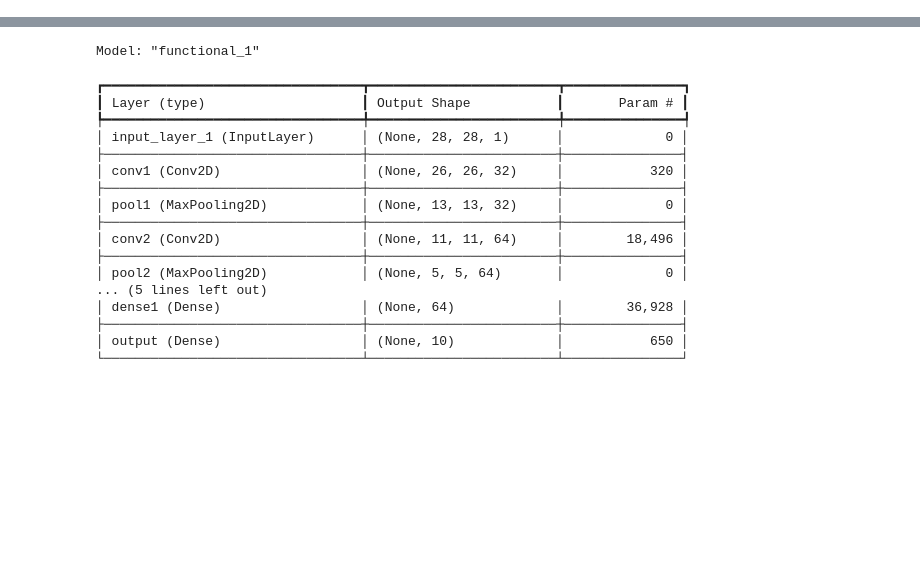
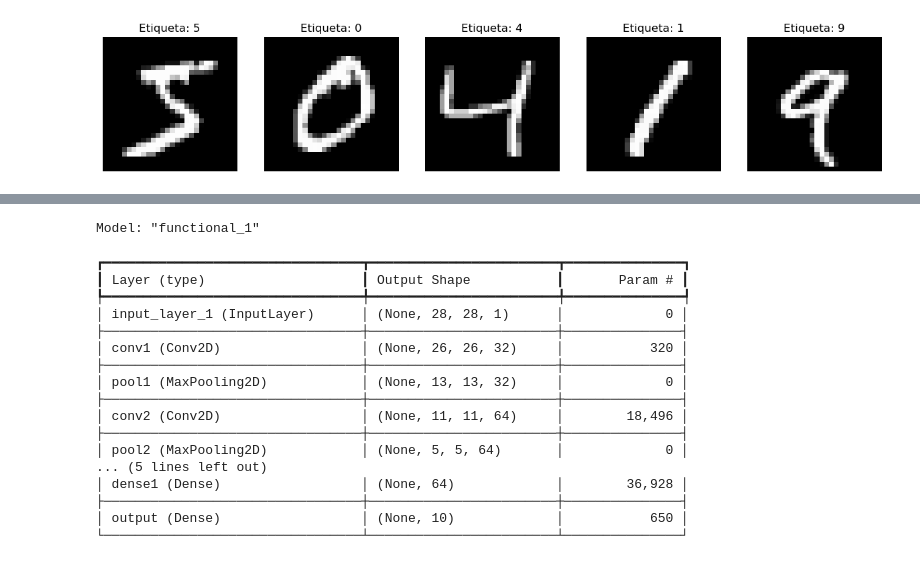
Before and after one commit to iair/mitic-data-science-team-1-septiembre-2024, a Jupyter notebook: mitic-data-science-team-1-septiembre-2024/advance-machine-learning/clases/clase 5b - CNN.ipynb, the cells around one changed output, grey strips where cells are left out. Saved outputs shown, nothing was run; the diff lists cells and outputs as text; code cells hidden in the pictures; blank space fills up the shorter version.

```diff
--- a/mitic-data-science-team-1-septiembre-2024/advance-machine-learning/clases/clase 5b - CNN.ipynb
+++ b/mitic-data-science-team-1-septiembre-2024/advance-machine-learning/clases/clase 5b - CNN.ipynb
@@ -337,0 +334,94 @@ Referencias
+# %%
+# Importar librerías necesarias
+import numpy as np
+import matplotlib.pyplot as plt
+from tensorflow.keras import Sequential
+from tensorflow.keras.layers import Conv2D, MaxPooling2D, Flatten, Dense
+from tensorflow.keras.datasets import mnist
+from tensorflow.keras.utils import to_categorical
+
+# Paso 1: Cargar y explorar el dataset MNIST
+(X_train, y_train), (X_test, y_test) = mnist.load_data()
+
+# Visualizar ejemplos del dataset
+fig, axes = plt.subplots(1, 5, figsize=(15, 3))
+for i in range(5):
+    axes[i].imshow(X_train[i], cmap='gray')
+    axes[i].axis('off')
+    axes[i].set_title(f"Etiqueta: {y_train[i]}")
+plt.show()
+
+# Paso 2: Preprocesar los datos
+# Normalizar las imágenes a un rango de [0, 1]
+X_train = X_train.astype('float32') / 255.0
+X_test = X_test.astype('float32') / 255.0
+
+# Redimensionar para incluir el canal (1 para escala de grises)
+X_train = X_train.reshape(-1, 28, 28, 1)
+X_test = X_test.reshape(-1, 28, 28, 1)
+
+# Convertir etiquetas a one-hot encoding
+y_train = to_categorical(y_train, 10)
+y_test = to_categorical(y_test, 10)
+
+# Paso 3: Construir la CNN
+model = Sequential([
+    Conv2D(32, (3, 3), activation='relu', input_shape=(28, 28, 1)),
+    MaxPooling2D((2, 2)),
+    Conv2D(64, (3, 3), activation='relu'),
+    MaxPooling2D((2, 2)),
+    Flatten(),
+    Dense(64, activation='relu'),
+    Dense(10, activation='softmax')
+])
+
+# Mostrar resumen de la arquitectura
+model.summary()
+
+# Paso 4: Compilar el modelo
+model.compile(optimizer='adam', loss='categorical_crossentropy', metrics=['accuracy'])
+
+# Paso 5: Entrenar el modelo
+history = model.fit(X_train, y_train, epochs=5, batch_size=64, validation_split=0.2, verbose=1)
+
+# Paso 6: Evaluar el modelo
+test_loss, test_acc = model.evaluate(X_test, y_test, verbose=0)
+print(f"Precisión en el conjunto de prueba: {test_acc:.4f}")
+
+# Paso 7: Visualizar métricas del entrenamiento
+plt.figure(figsize=(12, 5))
+
+# Pérdida
+plt.subplot(1, 2, 1)
+plt.plot(history.history['loss'], label='Entrenamiento')
+plt.plot(history.history['val_loss'], label='Validación', linestyle='--')
+plt.title('Pérdida durante el entrenamiento')
+plt.xlabel('Épocas')
+plt.ylabel('Pérdida')
+plt.legend()
+
+# Precisión
+plt.subplot(1, 2, 2)
+plt.plot(history.history['accuracy'], label='Entrenamiento')
+plt.plot(history.history['val_accuracy'], label='Validación', linestyle='--')
+plt.title('Precisión durante el entrenamiento')
+plt.xlabel('Épocas')
+plt.ylabel('Precisión')
+plt.legend()
+
+plt.show()
+
+# Paso 8: Visualizar predicciones
+predictions = model.predict(X_test[:5])
+fig, axes = plt.subplots(1, 5, figsize=(15, 3))
+
+for i in range(5):
+    axes[i].imshow(X_test[i].reshape(28, 28), cmap='gray')
+    axes[i].axis('off')
+    predicted_label = np.argmax(predictions[i])
+    true_label = np.argmax(y_test[i])
+    axes[i].set_title(f"Predicción: {predicted_label}\nEtiqueta real: {true_label}")
+
+plt.show()
+# %% [output]
+[figure, added]
```
Also changed, not shown: parts of 18 cells of this notebook.
